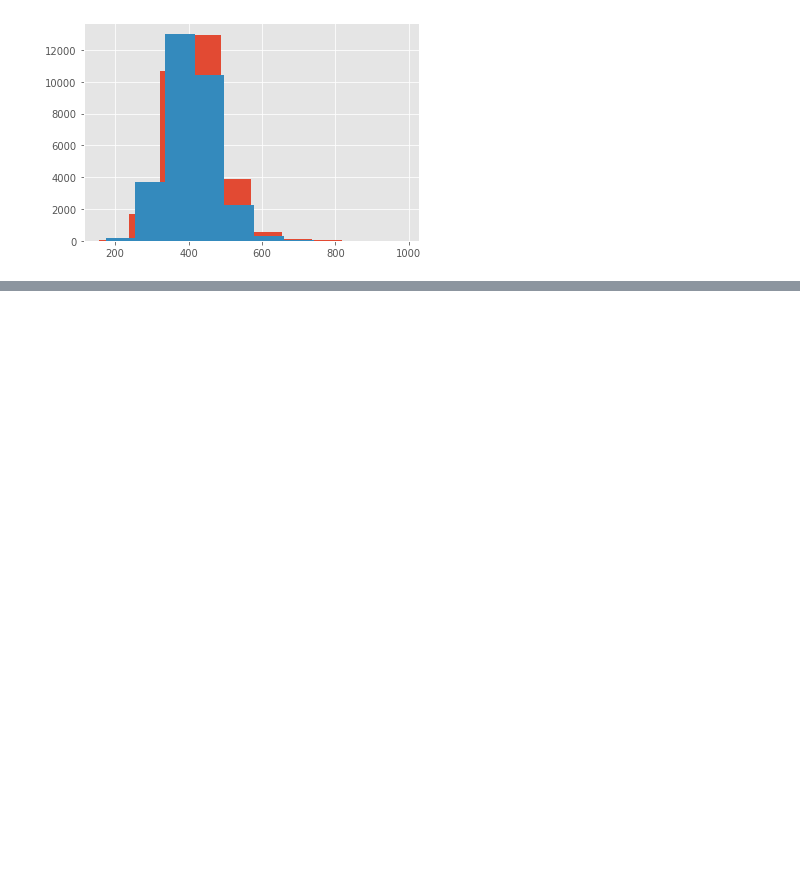
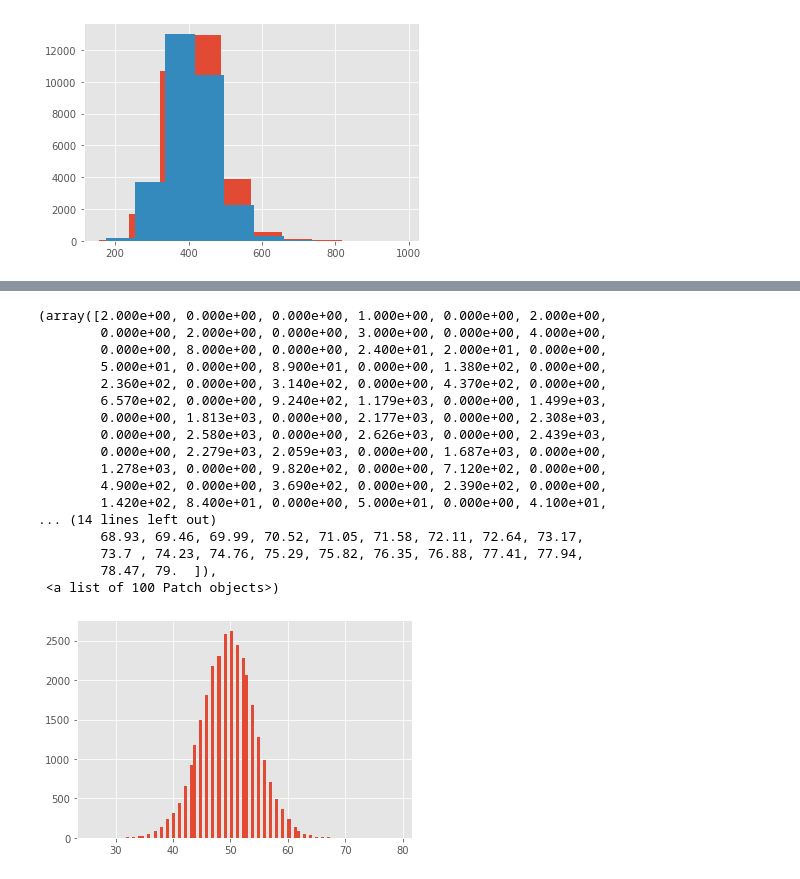
Before and after one commit to pkgalea/ScrabbleTileAnalyzer, a Jupyter notebook: DataExploration.ipynb, the cells around one changed output, grey strips where cells are left out. Saved outputs shown, nothing was run; the diff lists cells and outputs as text; code cells hidden in the pictures; blank space fills up the shorter version.

```diff
--- a/DataExploration.ipynb
+++ b/DataExploration.ipynb
@@ -102,0 +120,22 @@ ax.legend()
+# %%
+fig, ax = plt.subplots()
+ax.hist(p1_scores.letter_count, bins=100)
+# %% [output]
+(array([2.000e+00, 0.000e+00, 0.000e+00, 1.000e+00, 0.000e+00, 2.000e+00,
+        0.000e+00, 2.000e+00, 0.000e+00, 3.000e+00, 0.000e+00, 4.000e+00,
+        0.000e+00, 8.000e+00, 0.000e+00, 2.400e+01, 2.000e+01, 0.000e+00,
+        5.000e+01, 0.000e+00, 8.900e+01, 0.000e+00, 1.380e+02, 0.000e+00,
+        2.360e+02, 0.000e+00, 3.140e+02, 0.000e+00, 4.370e+02, 0.000e+00,
+        6.570e+02, 0.000e+00, 9.240e+02, 1.179e+03, 0.000e+00, 1.499e+03,
+        0.000e+00, 1.813e+03, 0.000e+00, 2.177e+03, 0.000e+00, 2.308e+03,
+        0.000e+00, 2.580e+03, 0.000e+00, 2.626e+03, 0.000e+00, 2.439e+03,
+        0.000e+00, 2.279e+03, 2.059e+03, 0.000e+00, 1.687e+03, 0.000e+00,
+        1.278e+03, 0.000e+00, 9.820e+02, 0.000e+00, 7.120e+02, 0.000e+00,
+        4.900e+02, 0.000e+00, 3.690e+02, 0.000e+00, 2.390e+02, 0.000e+00,
+        1.420e+02, 8.400e+01, 0.000e+00, 5.000e+01, 0.000e+00, 4.100e+01,
+... (14 lines left out)
+        68.93, 69.46, 69.99, 70.52, 71.05, 71.58, 72.11, 72.64, 73.17,
+        73.7 , 74.23, 74.76, 75.29, 75.82, 76.35, 76.88, 77.41, 77.94,
+        78.47, 79.  ]),
+ <a list of 100 Patch objects>)
+[figure, added]
```
Also changed, not shown: parts of 10 cells of this notebook.
